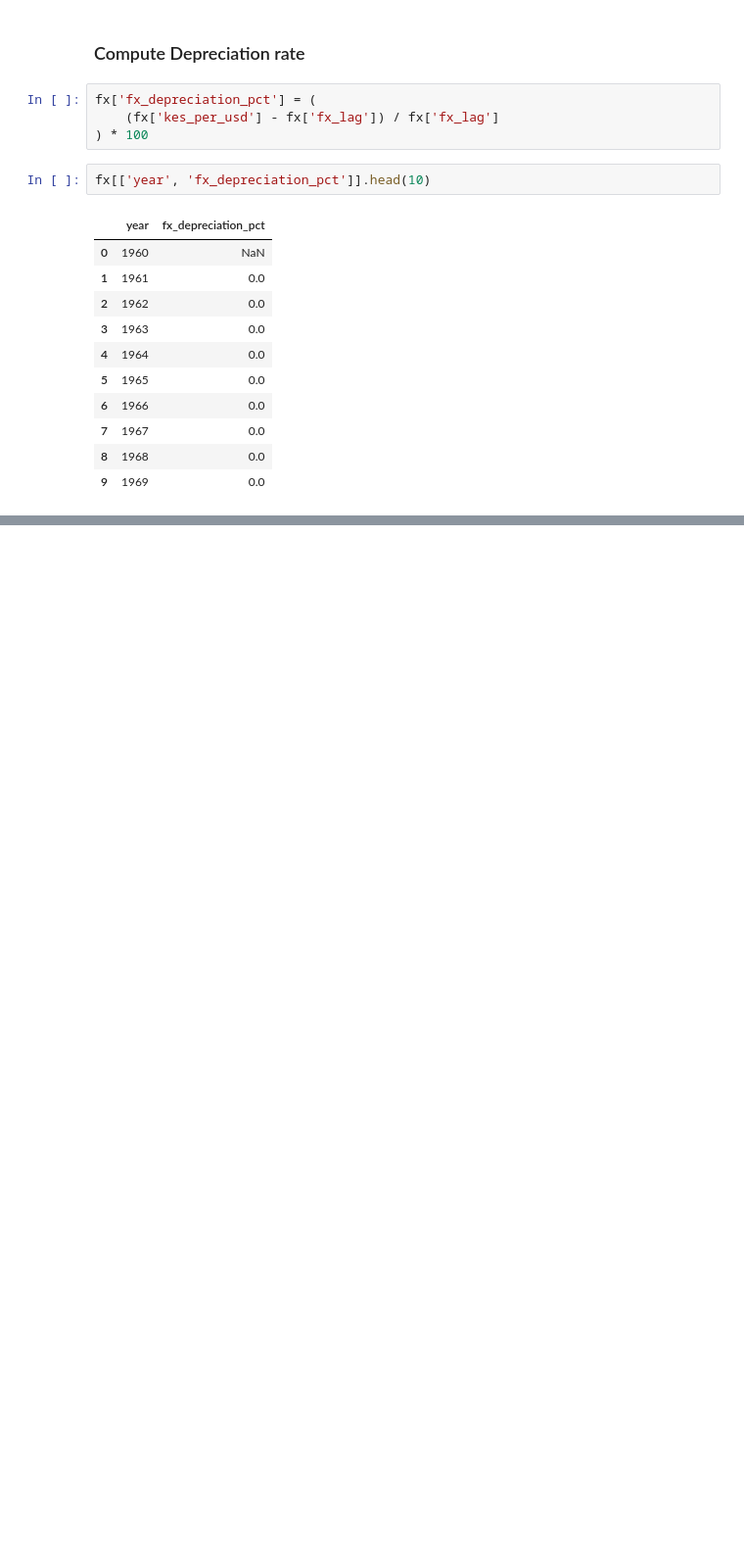
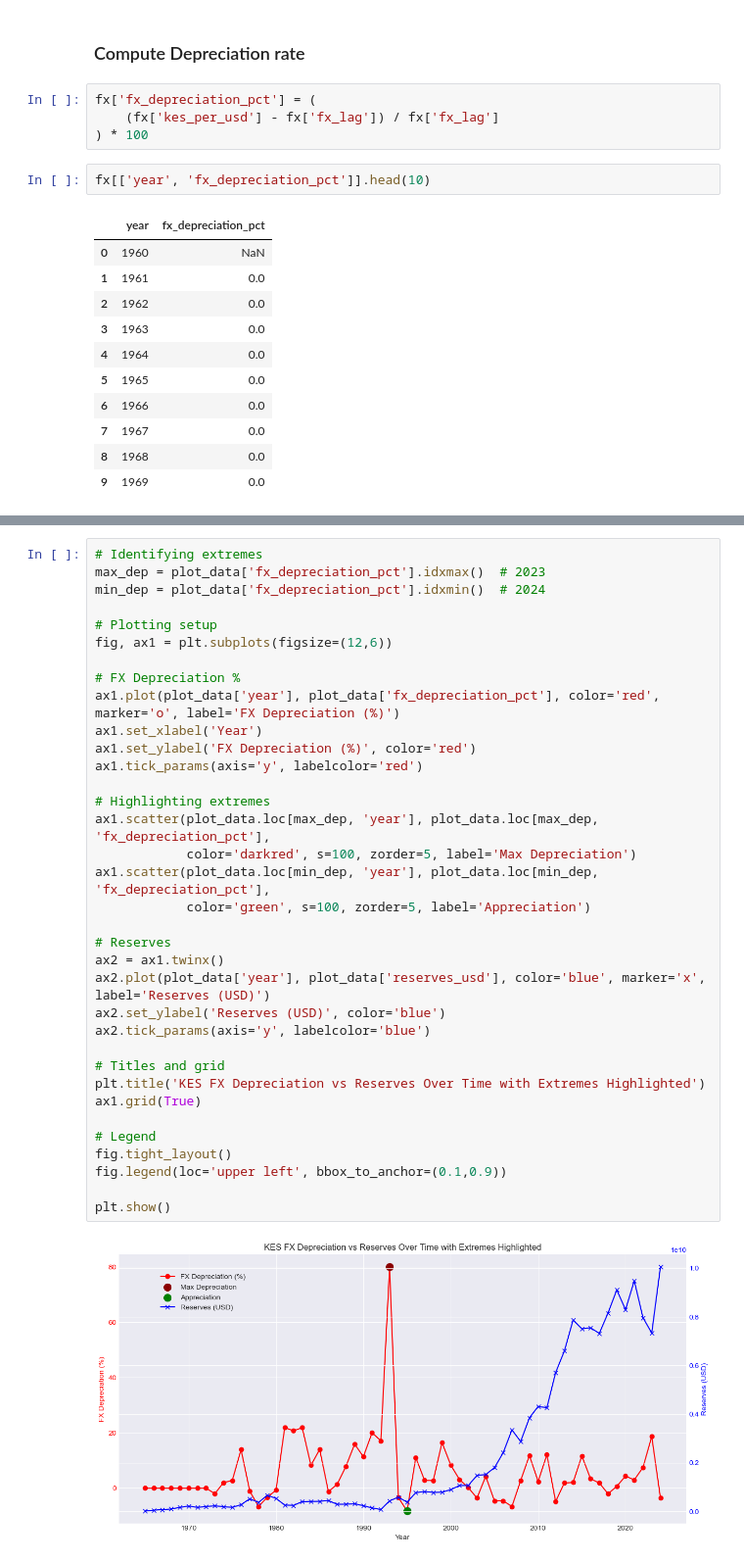
Before and after one commit to GACHINGU/AI-Financial-Crisis-Prediction, a Jupyter notebook: Index.ipynb, the cells around one changed output, grey strips where cells are left out. Shown at 98% size. Saved outputs shown, nothing was run; the diff lists cells and outputs as text; blank space fills up the shorter version.

```diff
--- a/Index.ipynb
+++ b/Index.ipynb
@@ -454,0 +561,37 @@ fx[['year', 'fx_depreciation_pct']].head(10)
+# %%
+# Identifying extremes
+max_dep = plot_data['fx_depreciation_pct'].idxmax()  # 2023
+min_dep = plot_data['fx_depreciation_pct'].idxmin()  # 2024
+
+# Plotting setup
+fig, ax1 = plt.subplots(figsize=(12,6))
+
+# FX Depreciation %
+ax1.plot(plot_data['year'], plot_data['fx_depreciation_pct'], color='red', marker='o', label='FX Depreciation (%)')
+ax1.set_xlabel('Year')
+ax1.set_ylabel('FX Depreciation (%)', color='red')
+ax1.tick_params(axis='y', labelcolor='red')
+
+# Highlighting extremes
+ax1.scatter(plot_data.loc[max_dep, 'year'], plot_data.loc[max_dep, 'fx_depreciation_pct'],
+            color='darkred', s=100, zorder=5, label='Max Depreciation')
+ax1.scatter(plot_data.loc[min_dep, 'year'], plot_data.loc[min_dep, 'fx_depreciation_pct'],
+            color='green', s=100, zorder=5, label='Appreciation')
+
+# Reserves
+ax2 = ax1.twinx()
+ax2.plot(plot_data['year'], plot_data['reserves_usd'], color='blue', marker='x', label='Reserves (USD)')
+ax2.set_ylabel('Reserves (USD)', color='blue')
+ax2.tick_params(axis='y', labelcolor='blue')
+
+# Titles and grid
+plt.title('KES FX Depreciation vs Reserves Over Time with Extremes Highlighted')
+ax1.grid(True)
+
+# Legend
+fig.tight_layout()
+fig.legend(loc='upper left', bbox_to_anchor=(0.1,0.9))
+
+plt.show()
+# %% [output]
+[figure, added]
```
Also changed, not shown: parts of 11 cells of this notebook, 2 other files.
